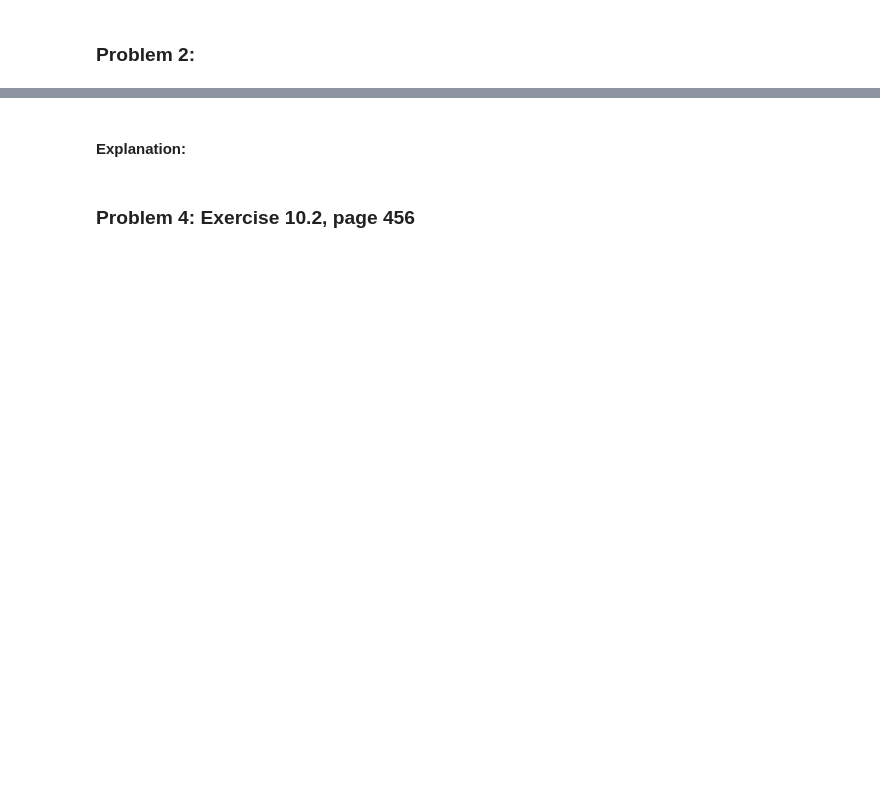
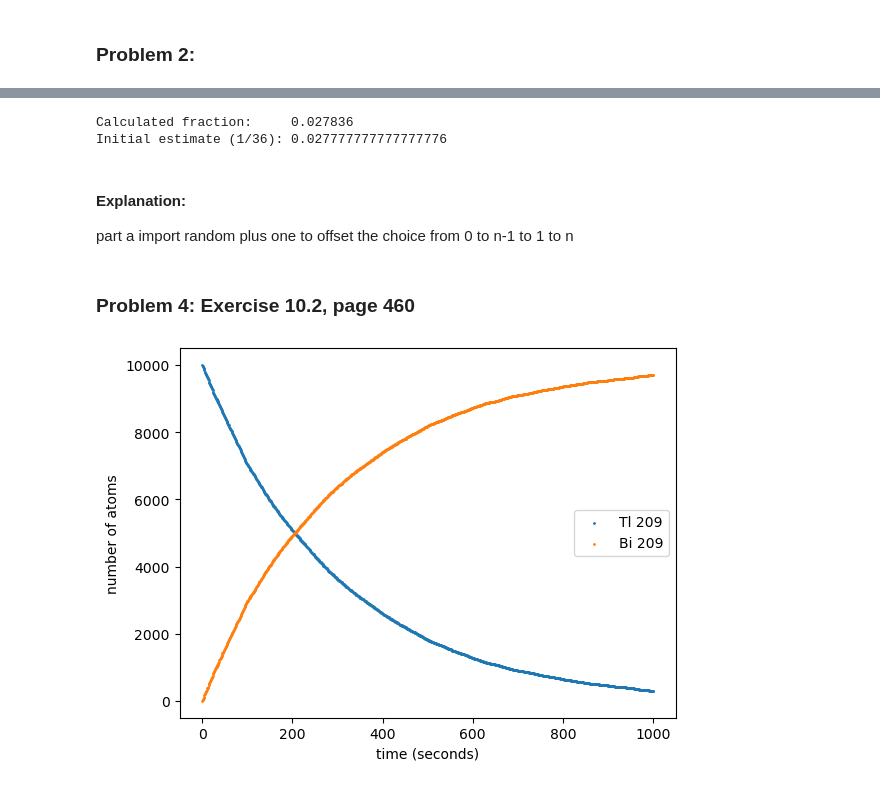
Before and after one commit to LDeGroot-Wooster/CompPhys26, a Jupyter notebook: General/Homework08_KristenTownsend.ipynb, the cells around one changed output, grey strips where cells are left out. Cells and saved outputs as stored; diff of their text form; code cells hidden in the pictures; blank space fills up the shorter version.

```diff
--- a/General/Homework08_KristenTownsend.ipynb
+++ b/General/Homework08_KristenTownsend.ipynb
@@ -31,4 +225,74 @@ where $y(x=-5)=0$ and $y(x=5)=0$
+# %%
+# part b
+# counters
+N = 1000000
+sixes = 0
+
+# loop through
+for i in range(N):
+    dice1 = random.randrange(6) + 1
+    dice2 = random.randrange(6) + 1
+
+    # conditional statement
+    if dice1 == dice2 == 6:
+        sixes += 1
+
+# calculate fraction of times a six appears
+fracof6 = sixes / N
+
+print("Calculated fraction:    ",fracof6)
+print("Initial estimate (1/36):", 1/36)
+# %% [output]
+Calculated fraction:     0.027836
+Initial estimate (1/36): 0.027777777777777776
 # %% [markdown]
 #### Explanation:
+
+part a
+import random
+plus one to offset the choice from 0 to n-1 to 1 to n
 # %% [markdown]
-### Problem 4: Exercise 10.2, page 456
+### Problem 4: Exercise 10.2, page 460
+# %%
+# determine constants
+
+N_Pb = 10000
+N_Bi209 = 0
+tau = 3.3*60 # half-life of T1 in seconds
+
+# time
+h = 1 # time-step
+tmax = 1000
+
+# probability of decay
+p = 1-2**(-h/tau)
+
+# create arrays to loop through
+tpts = np.arange(0.0, tmax+h, h)
+Pb_pts = []
+Bi209_pts = []
+
+# loop through points
+for i in tpts:
+    Pb_pts.append(N_Pb)
+    Bi209_pts.append(N_Bi209)
+
+    # determine how many points decay
+    decay = 0
+    for i in range(N_Pb):
+        if random.random() < p:
+            decay += 1
+    # change the number of atoms
+    N_Pb -= decay
+    N_Bi209 += decay
+
+
+# graph overall results
+plt.scatter(tpts, Pb_pts, s=1, label="Tl 209")
+plt.scatter(tpts, Bi209_pts, s=1, label="Bi 209")
+plt.legend()
+plt.xlabel('time (seconds)')
+plt.ylabel('number of atoms')
+plt.show()
+# %% [output]
+[figure, added]
```
Also changed, not shown: parts of 14 cells of this notebook, 1 other file.
